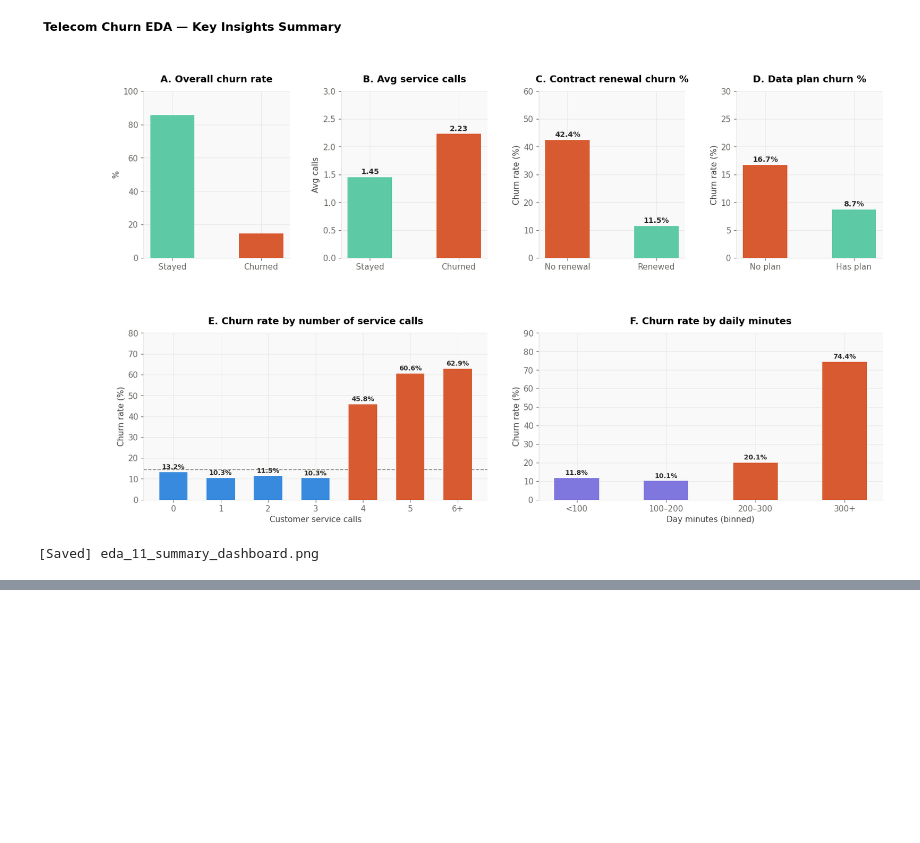
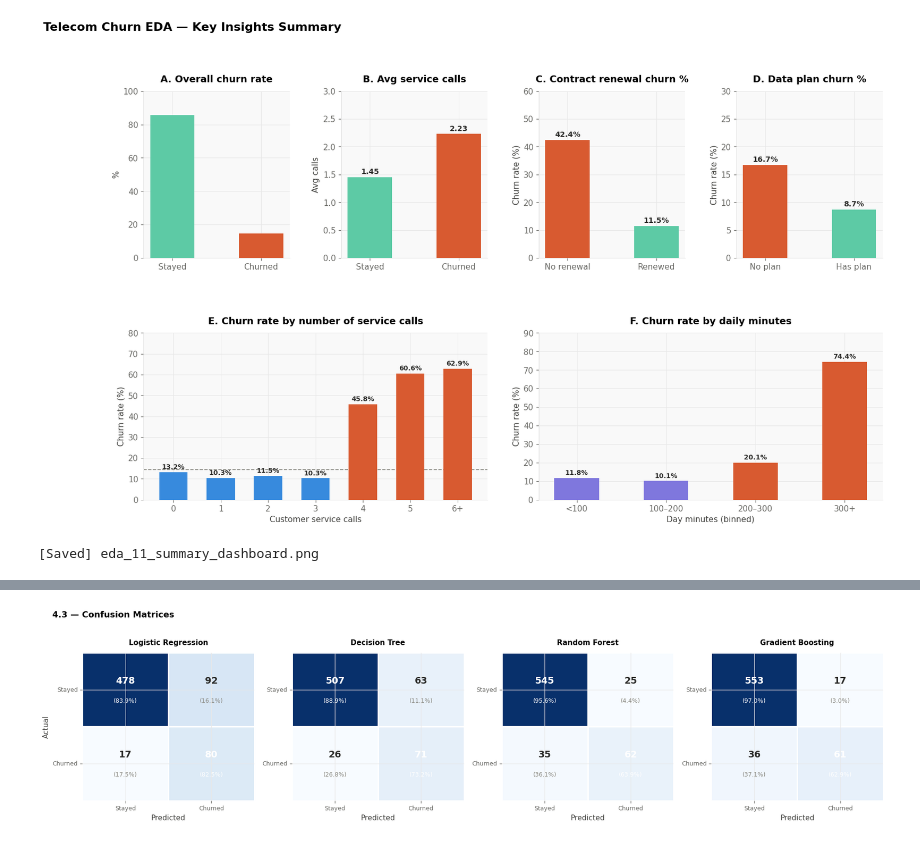
Before and after one commit to nkosimate/CustomerChurnPrediction, a Jupyter notebook: Churn.ipynb, the cells around one changed output, grey strips where cells are left out. Cells and saved outputs as stored; diff of their text form; code cells hidden in the pictures; blank space fills up the shorter version.

```diff
--- a/Churn.ipynb
+++ b/Churn.ipynb
@@ -581,0 +998,27 @@ All charts saved. EDA complete.
+# %%
+fig, axes = plt.subplots(1, 4, figsize=(18, 4.5))
+fig.suptitle('4.3 — Confusion Matrices',
+             fontsize=13, fontweight='bold', x=0.02, ha='left', y=1.02)
+
+for ax, (name, r) in zip(axes, results.items()):
+    cm = confusion_matrix(y_test, r['y_pred'])
+    cm_pct = cm.astype(float) / cm.sum(axis=1, keepdims=True) * 100
+    sns.heatmap(cm, ax=ax, annot=False, cmap='Blues',
+                linewidths=1, linecolor='white', cbar=False)
+    for i in range(2):
+        for j in range(2):
+            ax.text(j+0.5, i+0.38, str(cm[i,j]),
+                    ha='center', va='center', fontsize=14, fontweight='bold',
+                    color='white' if cm_pct[i,j] > 50 else DARK)
+            ax.text(j+0.5, i+0.65, f'({cm_pct[i,j]:.1f}%)',
+                    ha='center', va='center', fontsize=9,
+                    color='white' if cm_pct[i,j] > 50 else GRAY)
+    ax.set_title(name, fontsize=11)
+    ax.set_xlabel('Predicted')
+    ax.set_ylabel('Actual' if name == 'Logistic Regression' else '')
+    ax.set_xticklabels(['Stayed','Churned'], fontsize=9)
+    ax.set_yticklabels(['Stayed','Churned'], fontsize=9, rotation=0)
+
+plt.tight_layout(); plt.show()
+# %% [output]
+[figure, added]
```
Also changed, not shown: parts of 24 cells of this notebook.
